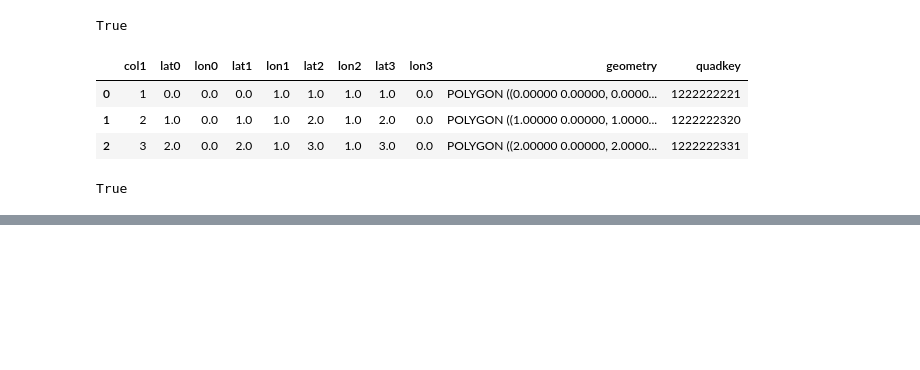
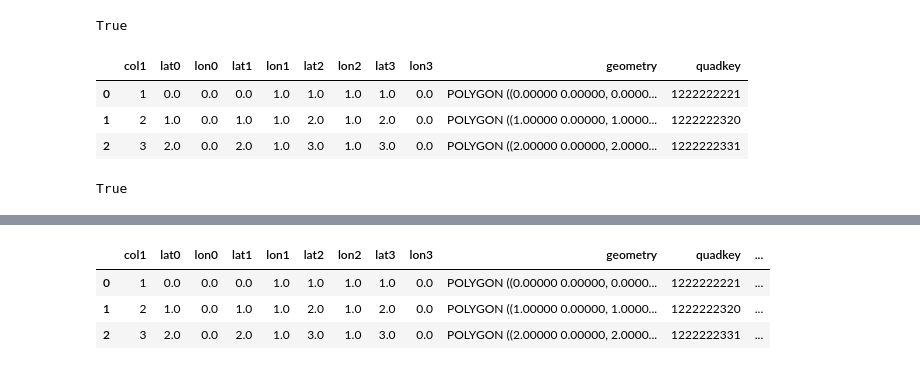
Before and after one commit to thinkingmachines/geowrangler, a Jupyter notebook: notebooks/02_vector_zonal_stats.ipynb, the cells around one changed output, grey strips where cells are left out. Saved outputs shown, nothing was run; the diff lists cells and outputs as text; code cells hidden in the pictures; blank space fills up the shorter version.

Commit message:
Add initial implementation of create_bingtile_zonal_stats

```diff
--- a/notebooks/02_vector_zonal_stats.ipynb
+++ b/notebooks/02_vector_zonal_stats.ipynb
@@ -974,3 +999,40 @@ simple_aoi_quadkey
 list(simple_aoi_quadkey.quadkey.values) == ["1222222221", "1222222320", "1222222331"]
 # %% [output]
 True
+# %%
+# exporti
+def validate_aoi_quadkey(aoi, aoi_quadkey_column) -> None:
+
+    if aoi_quadkey_column not in list(aoi.columns.values):
+        raise ValueError(
+            f"aoi_quadkey_column '{aoi_quadkey_column}' is not in list of aoi columns: {list(aoi.column.values)}"
+        )
+    if len(aoi) == 0:
+        raise ValueError("aoi dataframe is empty")
+
+    aoi_zoom_level = len(aoi[aoi_quadkey_column].iloc[0])
+    if not (aoi[aoi_quadkey_column].apply(len) == aoi_zoom_level).all(axis=None):
+        raise ValueError("aoi quadkey levels are not all at the same level")
+
+
+def validate_data_quadkey(data, data_quadkey_column, min_zoom_level):
+    if data_quadkey_column not in list(data.columns.values):
+        raise ValueError(
+            f"data_quadkey_column '{data_quadkey_column}' is not in list of data columns: {list(data.column.values)}"
+        )
+    if len(data) == 0:
+        raise ValueError("data dataframe is empty")
+
+    if not (data[data_quadkey_column].apply(len) >= min_zoom_level).all(axis=0):
+        raise ValueError(
+            f"data quadkey levels cannot be less than aoi quadkey level {min_zoom_level}"
+        )
+# %%
+# exporti
+
+
+def quadkey_to_tile(quadkey, zoom_level):
+    """Get parent of quadkey for a certain zoom level. Raises an error if target zoom_level is greater than current"""
+    tile = tms.quadkey_to_tile(quadkey)
+    parent = tms.parent(tile, zoom=zoom_level)
+    return tms.quadkey(parent[0])
@@ -976,0 +1098,11 @@ True
+# %%
+bingtile_results = create_bingtile_zonal_stats(
+    simple_aoi_quadkey, simple_data_quadkey, aggregations=[dict(func="count")]
+)
+# %%
+bingtile_results
+# %% [output]
+|  | col1 | lat0 | lon0 | lat1 | lon1 | lat2 | lon2 | lat3 | lon3 | geometry | quadkey | ... |
+| 0 | 1 | 0.0 | 0.0 | 0.0 | 1.0 | 1.0 | 1.0 | 1.0 | 0.0 | POLYGON ((0.00000 0.00000, 0.0000... | 1222222221 | ... |
+| 1 | 2 | 1.0 | 0.0 | 1.0 | 1.0 | 2.0 | 1.0 | 2.0 | 0.0 | POLYGON ((1.00000 0.00000, 1.0000... | 1222222320 | ... |
+| 2 | 3 | 2.0 | 0.0 | 2.0 | 1.0 | 3.0 | 1.0 | 3.0 | 0.0 | POLYGON ((2.00000 0.00000, 2.0000... | 1222222331 | ... |
```
Also changed, not shown: parts of 5 cells of this notebook, 2 other files.
